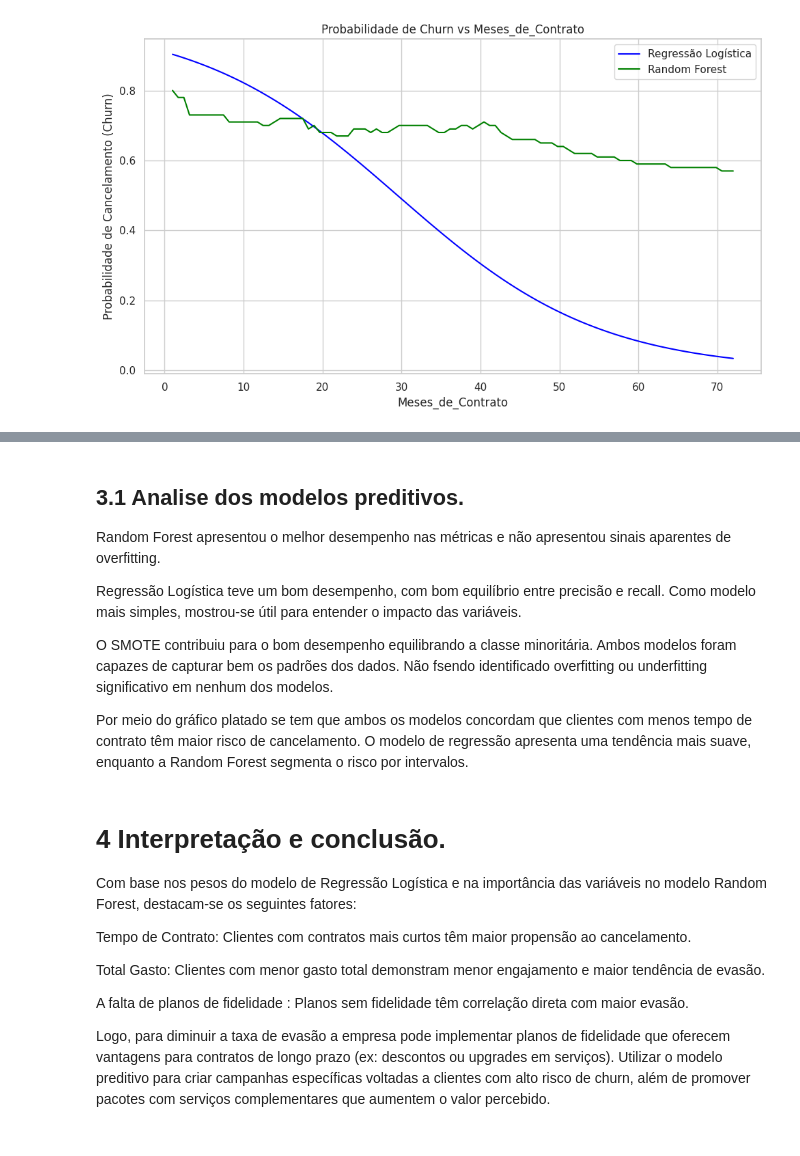
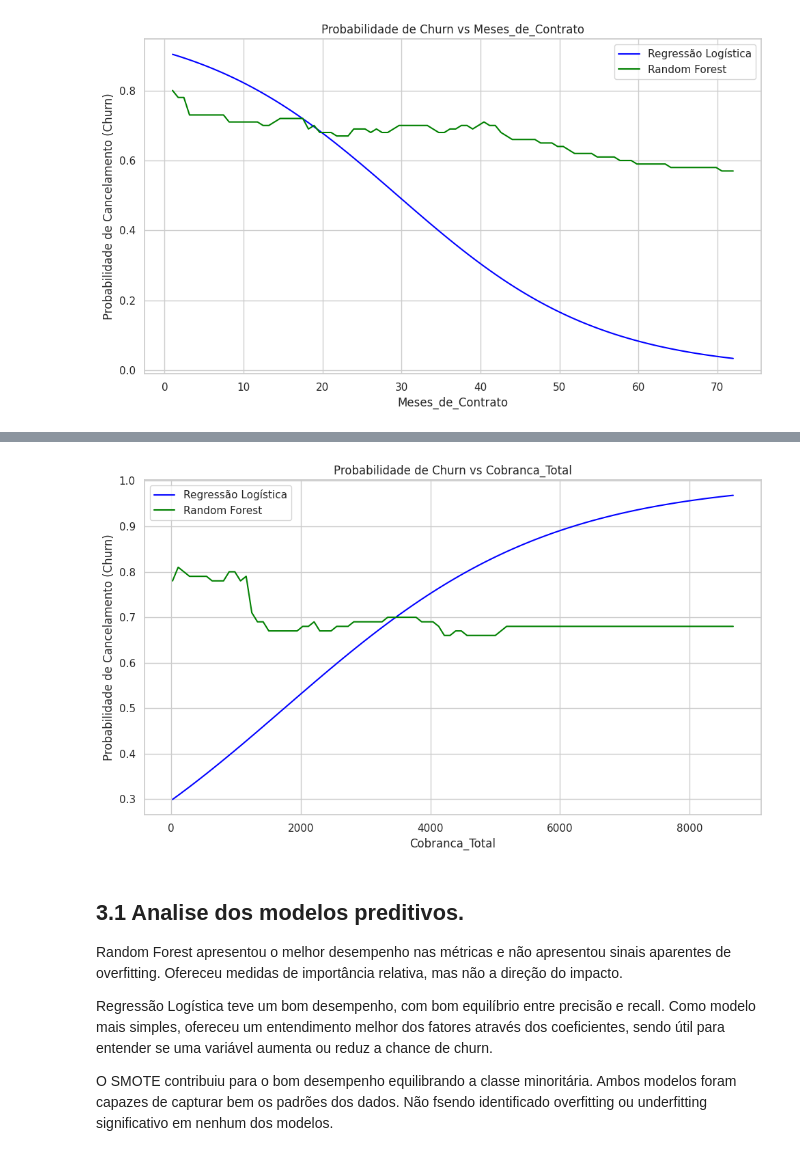
Before and after one commit to Henriquerocha2000/telecomX2, a Jupyter notebook: Telecom_X_–_Parte_2_Prevendo_Churn.ipynb, the cells around one changed output, grey strips where cells are left out. Cells and saved outputs as stored; diff of their text form; code cells hidden in the pictures.

```diff
--- a/Telecom_X_–_Parte_2_Prevendo_Churn.ipynb
+++ b/Telecom_X_–_Parte_2_Prevendo_Churn.ipynb
@@ -267,22 +310,44 @@ plt.show()
+# %%
+import numpy as np
+
+variavel = 'Cobranca_Total' #'Cobranca_Total''Meses_de_Contrato'
+
+# Gerar um intervalo de valores
+valores = np.linspace(X_train[variavel].min(), X_train[variavel].max(), 100)
+
+# Base de referência: média dos dados de treino
+X_ref = pd.DataFrame(X_train.mean()).T
+
+# Criar cópias alterando só a variável escolhida
+X_plot = pd.concat([X_ref]*len(valores), ignore_index=True)
+X_plot[variavel] = valores
+
+# Aplicar scaler na regressão
+scaler = pipeline_lr.named_steps['scaler']
+X_plot_scaled = scaler.transform(X_plot)
+
+# Obtendo as  probabilidades
+probs_lr = pipeline_lr.named_steps['lr'].predict_proba(X_plot_scaled)[:, 1]
+probs_rf = rf_model.predict_proba(X_plot)[:, 1]
+
+plt.figure(figsize=(10, 6))
+plt.plot(valores, probs_lr, label='Regressão Logística', color='blue')
+plt.plot(valores, probs_rf, label='Random Forest', color='green')
+plt.xlabel(variavel)
+plt.ylabel('Probabilidade de Cancelamento (Churn)')
+plt.title(f'Probabilidade de Churn vs {variavel}')
+plt.legend()
+plt.grid(True)
+plt.tight_layout()
+plt.show()
+# %% [output]
+[figure, added]
 # %% [markdown]
 ## 3.1 Analise dos modelos preditivos.
-Random Forest apresentou o melhor desempenho nas métricas e não apresentou  sinais aparentes de overfitting.
+Random Forest apresentou o melhor desempenho nas métricas e não apresentou  sinais aparentes de overfitting. Ofereceu medidas de importância relativa, mas não a direção do impacto.
 
-Regressão Logística teve um bom desempenho, com bom equilíbrio entre precisão e recall. Como modelo mais simples, mostrou-se útil para entender o impacto das variáveis.
+Regressão Logística teve um bom desempenho, com bom equilíbrio entre precisão e recall. Como modelo mais simples, ofereceu um entendimento melhor dos fatores através dos coeficientes, sendo útil para entender se uma variável aumenta ou reduz a chance de churn.
 
 O SMOTE contribuiu para o bom desempenho equilibrando a classe minoritária.
  Ambos modelos foram capazes de capturar bem os padrões dos dados.
 Não fsendo identificado overfitting ou underfitting significativo em nenhum dos modelos.
-
-Por meio do gráfico platado se tem que ambos os modelos concordam que clientes com menos tempo de contrato têm maior risco de cancelamento. O modelo de regressão apresenta uma tendência mais suave, enquanto a Random Forest segmenta o risco por intervalos.
-# %% [markdown]
-# 4 Interpretação e conclusão.
-Com base nos pesos do modelo de Regressão Logística e na importância das variáveis no modelo Random Forest, destacam-se os seguintes fatores:
-
-Tempo de Contrato: Clientes com contratos mais curtos têm maior propensão ao cancelamento.
-
-Total Gasto: Clientes com menor gasto total demonstram menor engajamento e maior tendência de evasão.
-
-A falta de planos de fidelidade : Planos sem fidelidade têm correlação direta com maior evasão.
-
-Logo, para diminuir a taxa de evasão a empresa pode implementar planos de fidelidade que oferecem vantagens para contratos de longo prazo (ex: descontos ou upgrades em serviços). Utilizar o modelo preditivo para criar campanhas específicas voltadas a clientes com alto risco de churn, além de promover pacotes com serviços complementares que aumentem o valor percebido.
```
Also changed, not shown: parts of 3 cells of this notebook.
